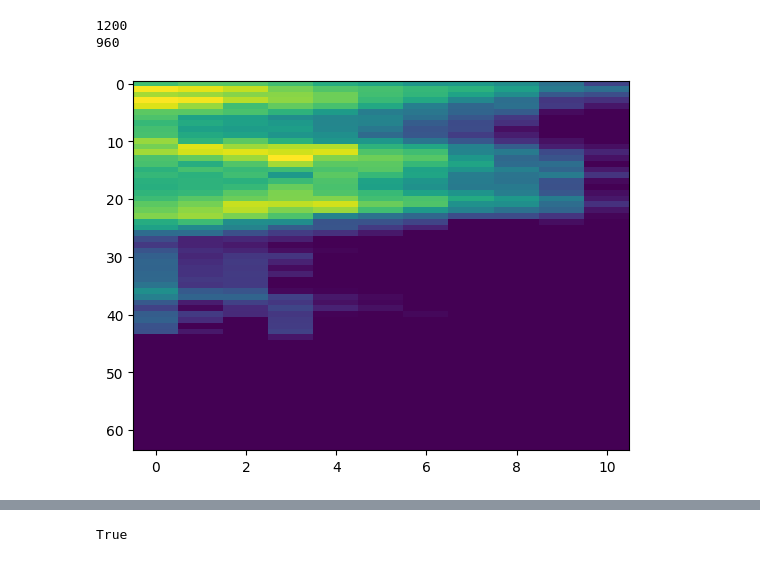
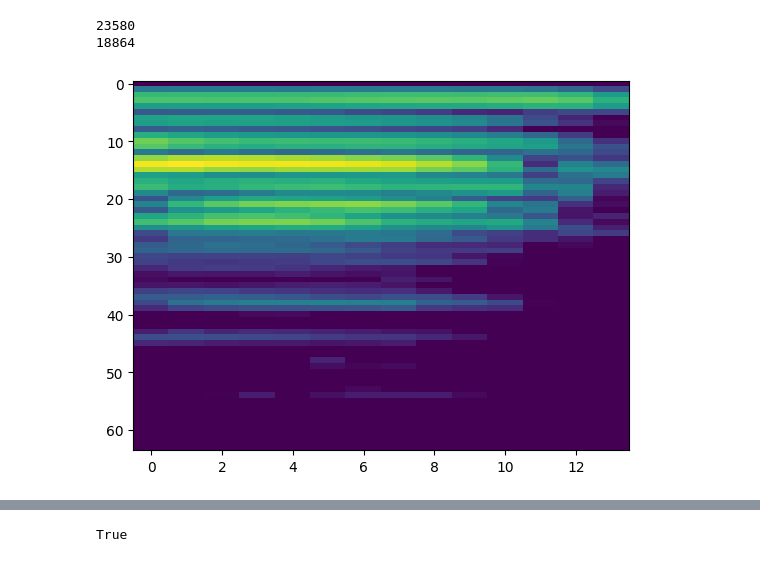
Before and after one commit to u590092d/shigakubu, a Jupyter notebook: VAE_exp.ipynb, the cells around one changed output, grey strips where cells are left out. Drawn from its saved outputs; the diff is of its cells as text; code cells hidden in the pictures.

```diff
--- a/VAE_exp.ipynb
+++ b/VAE_exp.ipynb
@@ -295,10 +69,10 @@ print(data.shape)
 # %%
 boin = ['a','i','u','e','o','a:','i:','u:','e:','o:']
-data = np.array(data,dtype="float64")
-for i,l in enumerate(label):
-  label[i] = boin.index(l)%5
+read_data = np.array(read_data,dtype="float64")
+for i,l in enumerate(read_label):
+  read_label[i] = boin.index(l)%5
   print(l)
-label = np.array(label,dtype="int64")
+read_label = np.array(read_label,dtype="int64")
 # %% [output]
 a
 o
@@ -320,6 +94,6 @@ o
 # %%
 # 各クラスの数をカウント
-class_counts = np.bincount(label)
+class_counts = np.bincount(read_label)
 for cnt in class_counts:
   print(cnt)
 # 最少のクラス数を取得
@@ -329,16 +103,22 @@ min_class_count = np.min(class_counts)
 balanced_data = []
 balanced_label = []
 
-for class_label in np.unique(label):
-    class_indices = np.where(label == class_label)[0]
+for class_label in np.unique(read_label):
+    class_indices = np.where(read_label == class_label)[0]
     balanced_indices = resample(class_indices, n_samples=min_class_count, random_state=42)
 
-    balanced_data.extend(data[balanced_indices])
-    balanced_label.extend(label[balanced_indices])
+    balanced_data.extend(read_data[balanced_indices])
+    balanced_label.extend(read_label[balanced_indices])
 
 balanced_data = np.array(balanced_data)
 balanced_label = np.array(balanced_label)
 
 print(balanced_label.shape)
-print(label[0])
+print(read_label[0])
+sample_num = 50000
+if balanced_data.shape[0]>sample_num:
+  random_index = random.sample(range(balanced_data.shape[0]),sample_num)
+  random_index = np.array(random_index)
+  balanced_data = balanced_data[random_index]
+  balanced_label = balanced_label[random_index]
 # %% [output]
@@ -352,11 +136,11 @@ print(label[0])
 # %%
 pitch_shifted_label = []
 pitch_shifted_data = []
-pitch_ran = np.arange(-3,3,0.1)
+pitch_ran = np.arange(-3,3,1)
 
 for n,audio in enumerate(balanced_data):
   for i in pitch_ran:
     audio=audio.astype(np.float32)
-    shifted = librosa.effects.pitch_shift(audio, sr=16000, n_steps=i)  # ピッチを上げる
+    shifted = librosa.effects.pitch_shift(audio, sr=sr, n_steps=i)  # ピッチを上げる
     pitch_shifted_data.append(shifted)
     pitch_shifted_label.append(balanced_label[n])
@@ -457,7 +269,7 @@ x_size = np_meldata.shape[1]
 y_size = np_meldata.shape[2]
 fig, axs = plt.subplots(1,1)
 axs.imshow(np_meldata[1],aspect="auto")
-
+#標準化
 dataset_mean=0
 dataset_std=0
 
@@ -465,37 +277,38 @@ dataset_mean = np_meldata.mean()
 l2 = np_meldata - dataset_mean
 
 dataset_std = l2.std()
-np_meldata = l2/dataset_std
+normaled_np_meldata = l2/dataset_std
 
-np_meldata = normal(np_meldata)
+normaled_np_meldata = normal(normaled_np_meldata)
 batch_size = 20
 
+
 # データセット作成
-np_meldata = np_meldata[:,np.newaxis,:,:]
+normaled_np_meldata = normaled_np_meldata[:,np.newaxis,:,:]
 
 X = torch.tensor(np_meldata,dtype=torch.float32)
 Y = torch.tensor(augmented_label,dtype=torch.int64)
 dataset = torch.utils.data.TensorDataset(X,Y)
 
 train_size = int(0.8*len(dataset))
 eval_size = len(dataset)-train_size
 print(train_size+eval_size)
 train_dataset,eval_dataset = torch.utils.data.random_split(dataset,[train_size,eval_size])
 print(len(train_dataset))
 
 dataloader_train =  torch.utils.data.DataLoader(
     dataset=train_dataset,
     batch_size=100,
     shuffle=True,
     num_workers=0
 )
 dataloader_valid =  torch.utils.data.DataLoader(
     dataset=eval_dataset,
     batch_size=300,
     shuffle=True,
     num_workers=0
 )
 # %% [output]
-1200
-960
+23580
+18864
-[figure, old version]
+[figure, new version]
```
Also changed, not shown: parts of 61 cells of this notebook, 8 other files.
